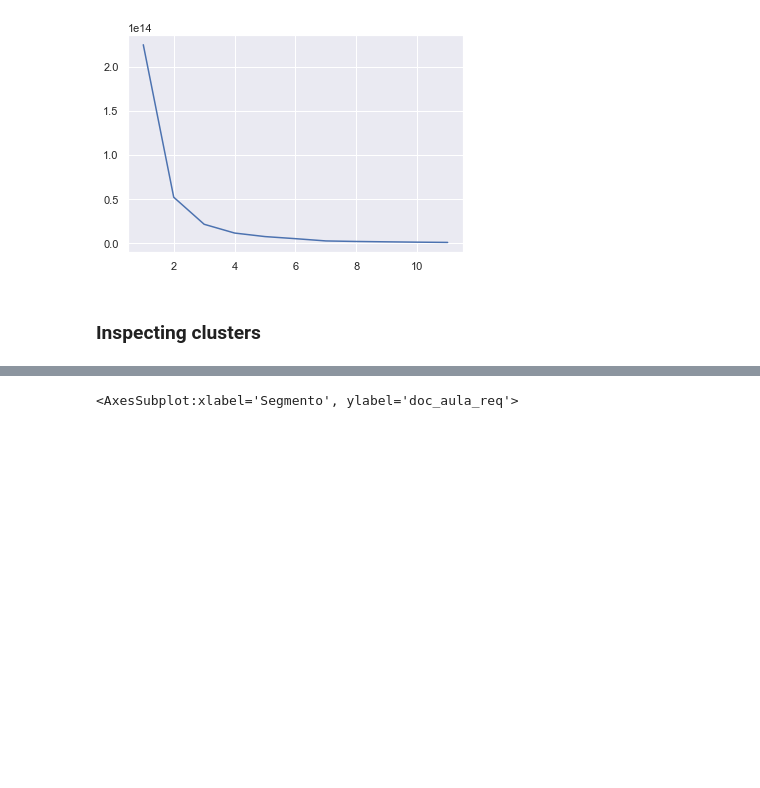
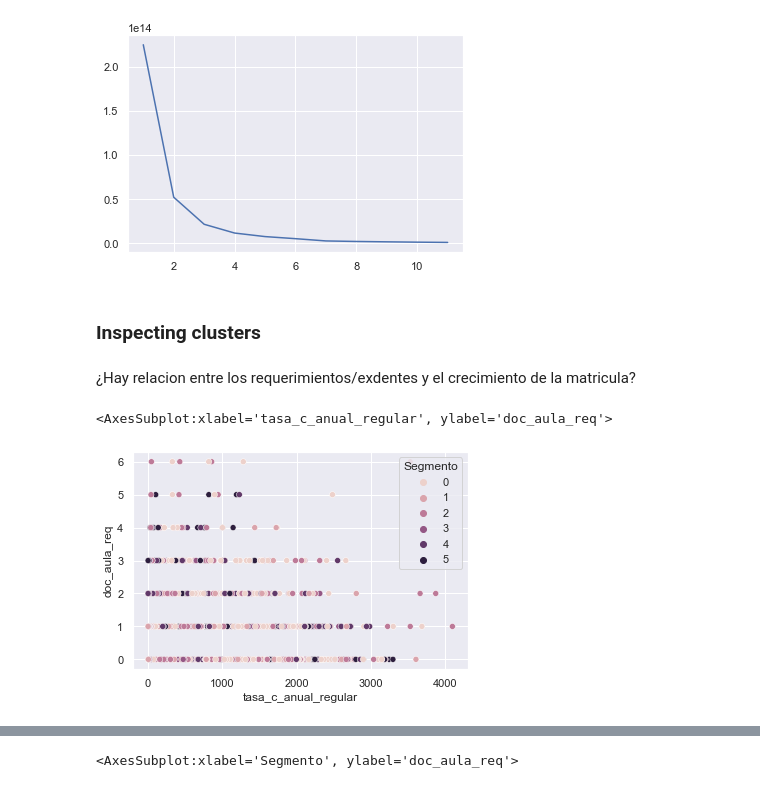
Before and after one commit to hugoferquiroz/AITeacherAllocation, a Jupyter notebook: Scripts/2-2 clusters.ipynb, the cells around one changed output, grey strips where cells are left out. Drawn from its saved outputs; the diff is of its cells as text; code cells hidden in the pictures; blank space fills up the shorter version.

```diff
--- a/Scripts/2-2 clusters.ipynb
+++ b/Scripts/2-2 clusters.ipynb
@@ -189,0 +188,2 @@ df_primaria_knn['Segmento'] = clusters
+# %% [markdown]
+¿Hay relacion entre los requerimientos/exdentes y el crecimiento de la matricula?
@@ -189,0 +203,5 @@ df_primaria_knn['Segmento'] = clusters
+# %%
+sns.scatterplot(x="tasa_c_anual_regular", y="doc_aula_req", hue="Segmento",data=df_primaria_knn)
+# %% [output]
+<AxesSubplot:xlabel='tasa_c_anual_regular', ylabel='doc_aula_req'>
+[figure, added]
```
Also changed, not shown: parts of 22 cells of this notebook.
